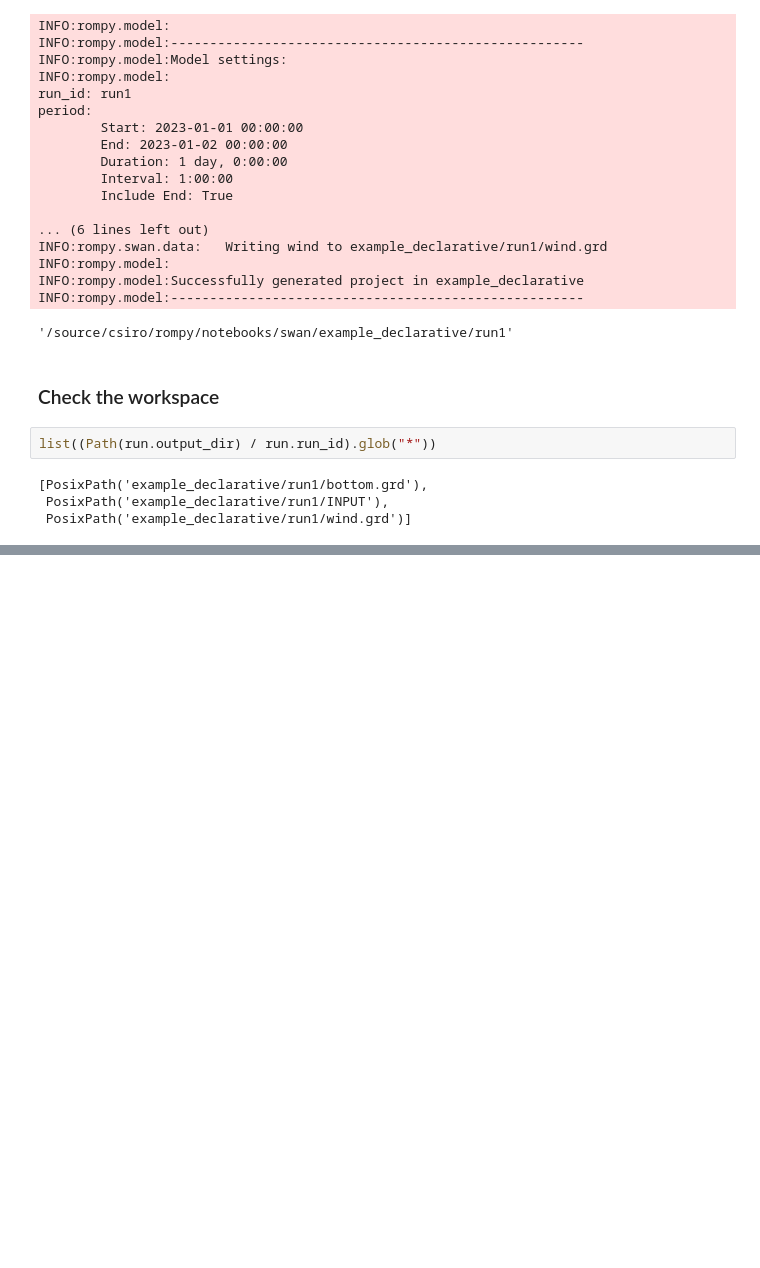
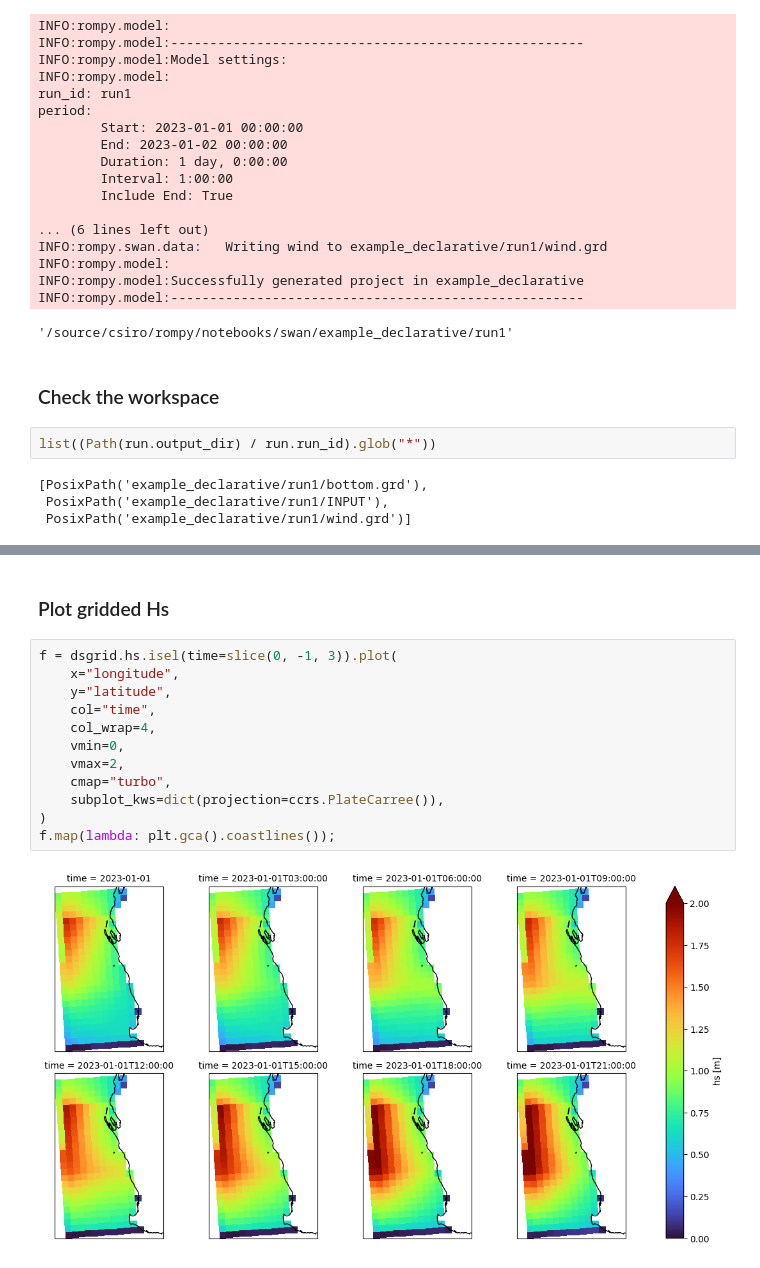
Before and after one commit to sppigot/rompy, a Jupyter notebook: notebooks/swan/example_declarative.ipynb, the cells around one changed output, grey strips where cells are left out. Cells and saved outputs as stored; diff of their text form; blank space fills up the shorter version.

```diff
--- a/notebooks/swan/example_declarative.ipynb
+++ b/notebooks/swan/example_declarative.ipynb
@@ -127,0 +328,16 @@ Todo
+# %% [markdown]
+### Plot gridded Hs
+# %%
+f = dsgrid.hs.isel(time=slice(0, -1, 3)).plot(
+    x="longitude",
+    y="latitude",
+    col="time",
+    col_wrap=4,
+    vmin=0,
+    vmax=2,
+    cmap="turbo",
+    subplot_kws=dict(projection=ccrs.PlateCarree()),
+)
+f.map(lambda: plt.gca().coastlines());
+# %% [output]
+[figure, added]
```
Also changed, not shown: parts of 23 cells of this notebook, 1 other file.
